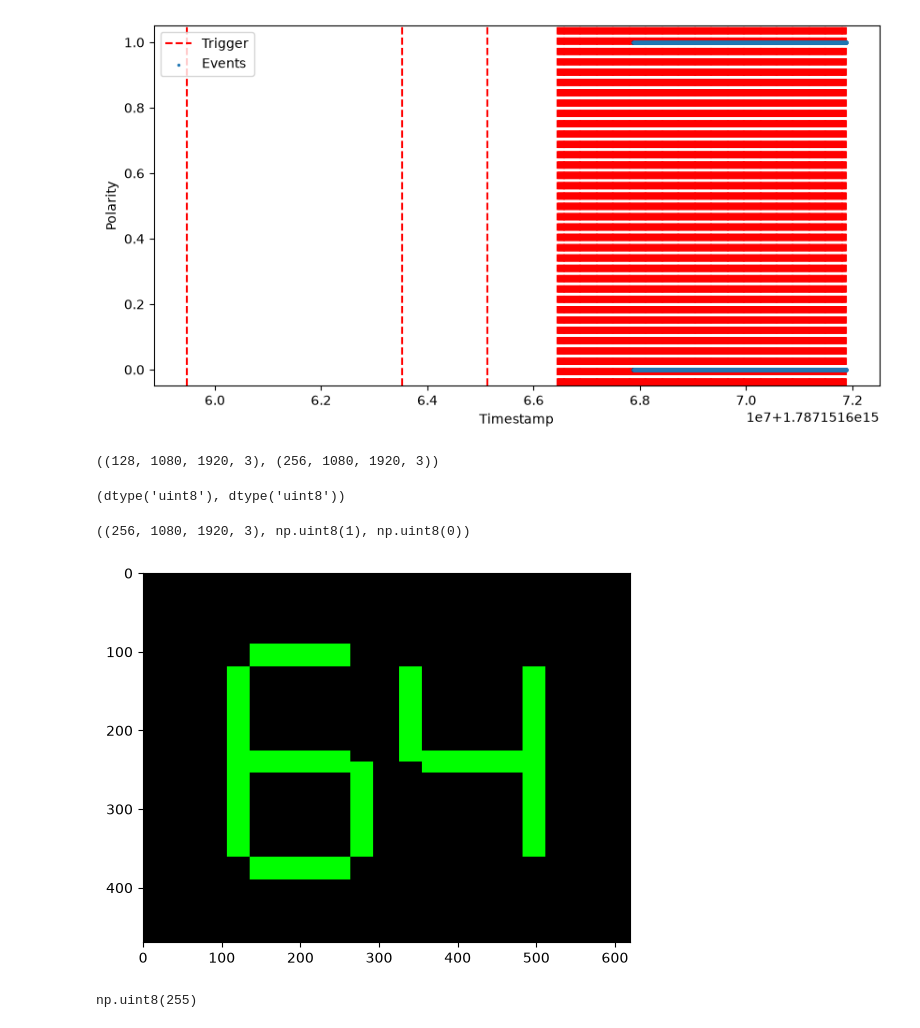
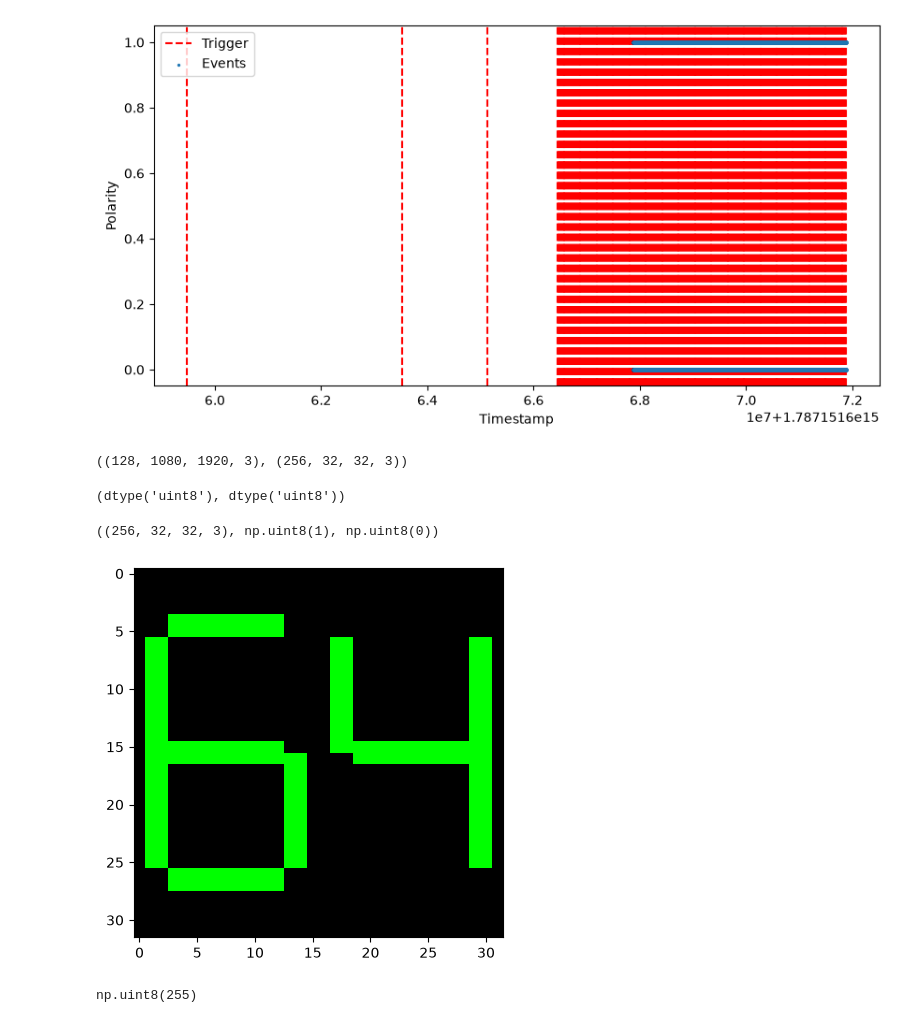
Before and after one commit to importly/dmdcontrol, a Jupyter notebook: timestamps.ipynb, the cells around one changed output. Saved outputs shown, nothing was run; the diff lists cells and outputs as text; code cells hidden in the pictures.

```diff
--- a/timestamps.ipynb
+++ b/timestamps.ipynb
@@ -34,13 +34,13 @@ frames_a = pack_count_sequence_frames(
     count_blank_between_frames=True,
 )
 # %%
-fm = np.zeros((64, 1080, 1920), dtype=np.uint8)
+fm = np.zeros((64, 32, 32), dtype=np.uint8)
 for count in range(1, 65):
     count_mask = _decimal_number_display_masks(
         (count,),
-        width=1920,
-        height=1080,
-        size_px=300,
+        width=32,
+        height=32,
+        size_px=32,
     )
     fm[count - 1] = count_mask[0]
 
@@ -48,7 +48,7 @@ frames_b = pack_sequence_frames(fm)
 # %%
 np.asarray(frames_a).shape, np.asarray(frames_b).shape
 # %% [output]
-((128, 1080, 1920, 3), (256, 1080, 1920, 3))
+((128, 1080, 1920, 3), (256, 32, 32, 3))
 # %%
 frames_a[0].dtype, frames_b[0].dtype
 # %% [output]
@@ -56,14 +56,14 @@ frames_a[0].dtype, frames_b[0].dtype
 # %%
 frames_b.shape, frames_b.max(), frames_b.min()
 # %% [output]
-((256, 1080, 1920, 3), np.uint8(1), np.uint8(0))
+((256, 32, 32, 3), np.uint8(1), np.uint8(0))
 # %%
 import matplotlib.pyplot as plt
 
-plt.imshow(frames_b[-4,300:770,650:1270,:]*255, cmap='gray')
+plt.imshow(frames_b[-4,:,:,:]*255, cmap='gray')
 plt.show()
 # %% [output]
-[figure, old version]
+[figure, new version]
 # %%
 from dmdcontrol.patterns import generate_dot_frame
 
```
Also changed, not shown: parts of 3 cells of this notebook, 4 other files.
